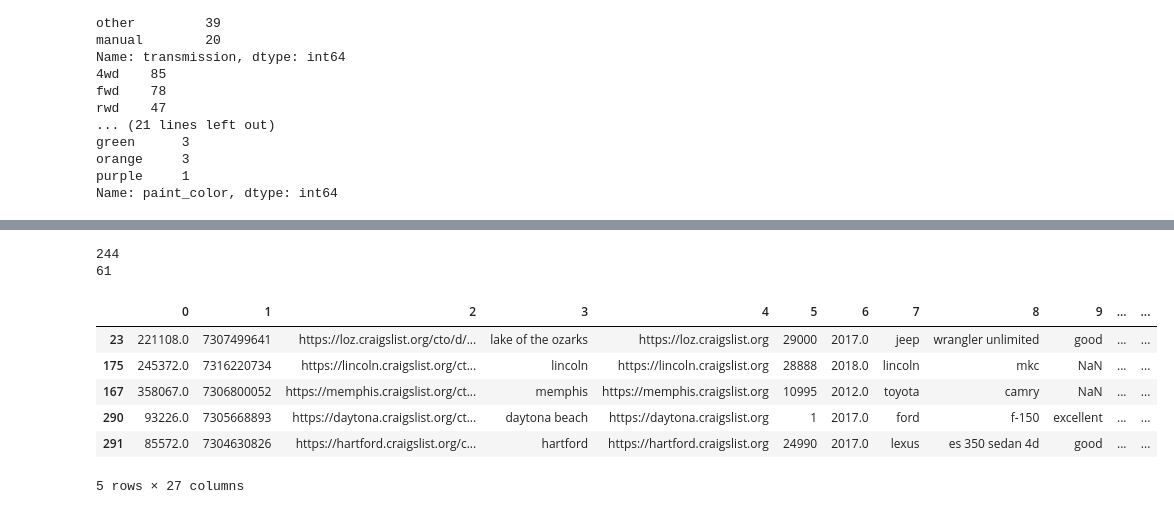
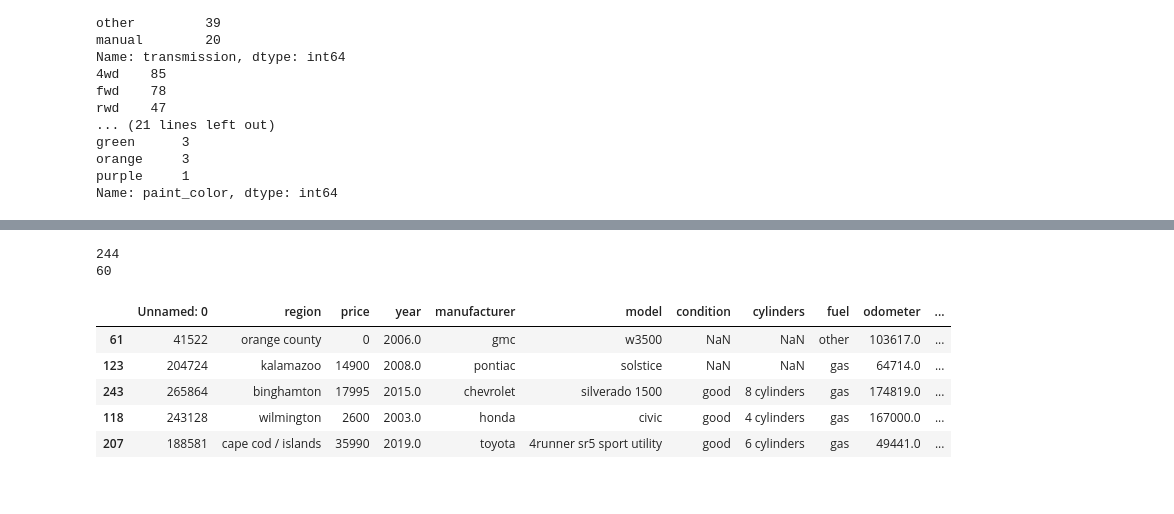
Before and after one commit to BurgaoTheChamp/vehicleML, a Jupyter notebook: VehiclesMachineLearning.ipynb, the cells around one changed output, grey strips where cells are left out. Drawn from its saved outputs; the diff is of its cells as text; code cells hidden in the pictures.

```diff
--- a/VehiclesMachineLearning.ipynb
+++ b/VehiclesMachineLearning.ipynb
@@ -101,6 +107,6 @@ RangeIndex(start=0, stop=304, step=1)
 dataSet_cleaned = dataSet.copy()
 # dataSet1.drop("county",axis = 22)
 # deleting the irrelevants features
-dataSet_cleaned.drop(["county", "size", "id", "url", "region_url", "VIN", "image_url", "description", "lat", "long", "posting_date"], axis = 1, inplace= True)
+dataSet_cleaned.drop(["Unnamed: 0", "county", "size", "id", "url", "region_url", "VIN", "image_url", "description", "lat", "long", "posting_date"], axis = 1, inplace= True)
 dataSet_cleaned
 # %% [output]
@@ -177,17 +201,16 @@ def split_train_test(data, test_ratio):
   train_indices = shuffled_indices[test_set_size:]
   return data.iloc[train_indices], data.iloc[test_indices]
 # %%
- train_set, test_set = split_train_test(dataSet, 0.2)
+ train_set, test_set = split_train_test(dataSet_cleaned, 0.2)
  print(len(train_set))
  print(len(test_set))
  test_set.head()
 # %% [output]
 244
-61
+60
-|  | 0 | 1 | 2 | 3 | 4 | 5 | 6 | 7 | 8 | 9 | ... | ... |
-| 23 | 221108.0 | 7307499641 | https://loz.craigslist.org/cto/d/... | lake of the ozarks | https://loz.craigslist.org | 29000 | 2017.0 | jeep | wrangler unlimited | good | ... | ... |
-| 175 | 245372.0 | 7316220734 | https://lincoln.craigslist.org/ct... | lincoln | https://lincoln.craigslist.org | 28888 | 2018.0 | lincoln | mkc | NaN | ... | ... |
-| 167 | 358067.0 | 7306800052 | https://memphis.craigslist.org/ct... | memphis | https://memphis.craigslist.org | 10995 | 2012.0 | toyota | camry | NaN | ... | ... |
-| 290 | 93226.0 | 7305668893 | https://daytona.craigslist.org/ct... | daytona beach | https://daytona.craigslist.org | 1 | 2017.0 | ford | f-150 | excellent | ... | ... |
-| 291 | 85572.0 | 7304630826 | https://hartford.craigslist.org/c... | hartford | https://hartford.craigslist.org | 24990 | 2017.0 | lexus | es 350 sedan 4d | good | ... | ... |
+|  | Unnamed: 0 | region | price | year | manufacturer | model | condition | cylinders | fuel | odometer | ... |
+| 61 | 41522 | orange county | 0 | 2006.0 | gmc | w3500 | NaN | NaN | other | 103617.0 | ... |
+| 123 | 204724 | kalamazoo | 14900 | 2008.0 | pontiac | solstice | NaN | NaN | gas | 64714.0 | ... |
+| 243 | 265864 | binghamton | 17995 | 2015.0 | chevrolet | silverado 1500 | good | 8 cylinders | gas | 174819.0 | ... |
+| 118 | 243128 | wilmington | 2600 | 2003.0 | honda | civic | good | 4 cylinders | gas | 167000.0 | ... |
+| 207 | 188581 | cape cod / islands | 35990 | 2019.0 | toyota | 4runner sr5 sport utility | good | 6 cylinders | gas | 49441.0 | ... |
-5 rows × 27 columns
```
Also changed, not shown: parts of 5 cells of this notebook.
